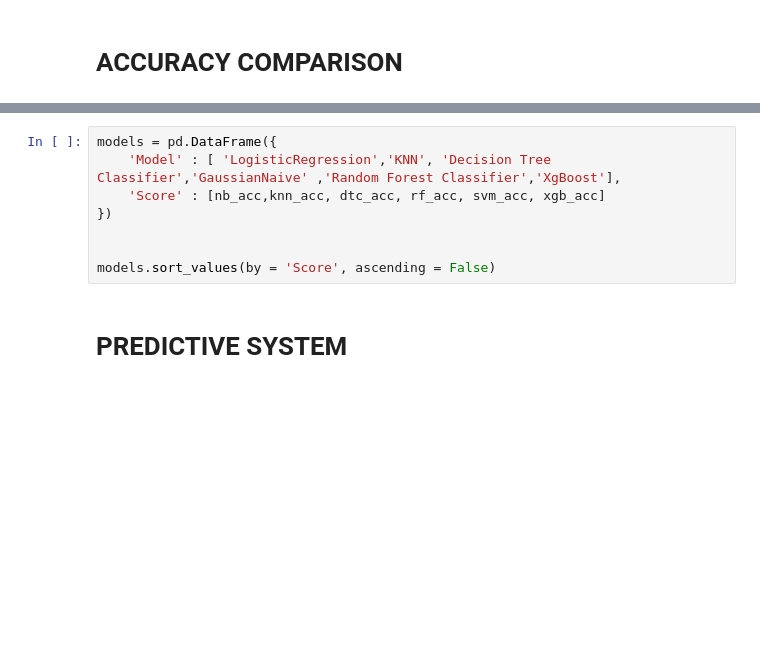
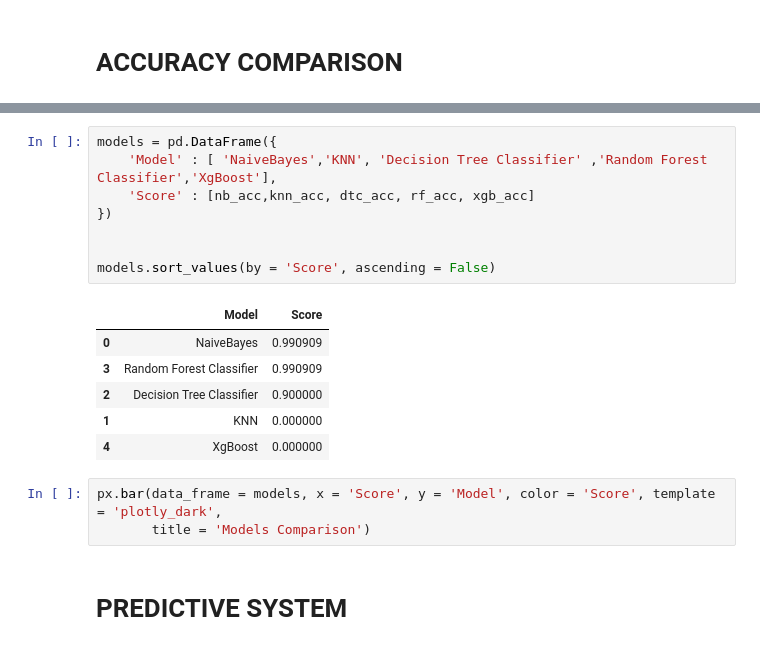
Before and after one commit to Winfry/RecommendationSystem, a Jupyter notebook: Recommendation.ipynb, the cells around one changed output, grey strips where cells are left out. Drawn from its saved outputs; the diff is of its cells as text; blank space fills up the shorter version.

```diff
--- a/Recommendation.ipynb
+++ b/Recommendation.ipynb
@@ -652,11 +642,21 @@ TypeError: Vertical orientation requires numeric `y` variable.
 # %%
 models = pd.DataFrame({
-    'Model' : [ 'LogisticRegression','KNN', 'Decision Tree Classifier','GaussianNaive' ,'Random Forest Classifier','XgBoost'],
-    'Score' : [nb_acc,knn_acc, dtc_acc, rf_acc, svm_acc, xgb_acc]
+    'Model' : [ 'NaiveBayes','KNN', 'Decision Tree Classifier' ,'Random Forest Classifier','XgBoost'],
+    'Score' : [nb_acc,knn_acc, dtc_acc, rf_acc, xgb_acc]
 })
 
 
 models.sort_values(by = 'Score', ascending = False)
+# %% [output]
+|  | Model | Score |
+| 0 | NaiveBayes | 0.990909 |
+| 3 | Random Forest Classifier | 0.990909 |
+| 2 | Decision Tree Classifier | 0.900000 |
+| 1 | KNN | 0.000000 |
+| 4 | XgBoost | 0.000000 |
+# %%
+px.bar(data_frame = models, x = 'Score', y = 'Model', color = 'Score', template = 'plotly_dark',
+       title = 'Models Comparison')
 # %% [markdown]
 # PREDICTIVE SYSTEM
 # %%
```
Also changed, not shown: parts of 1 cell of this notebook.
